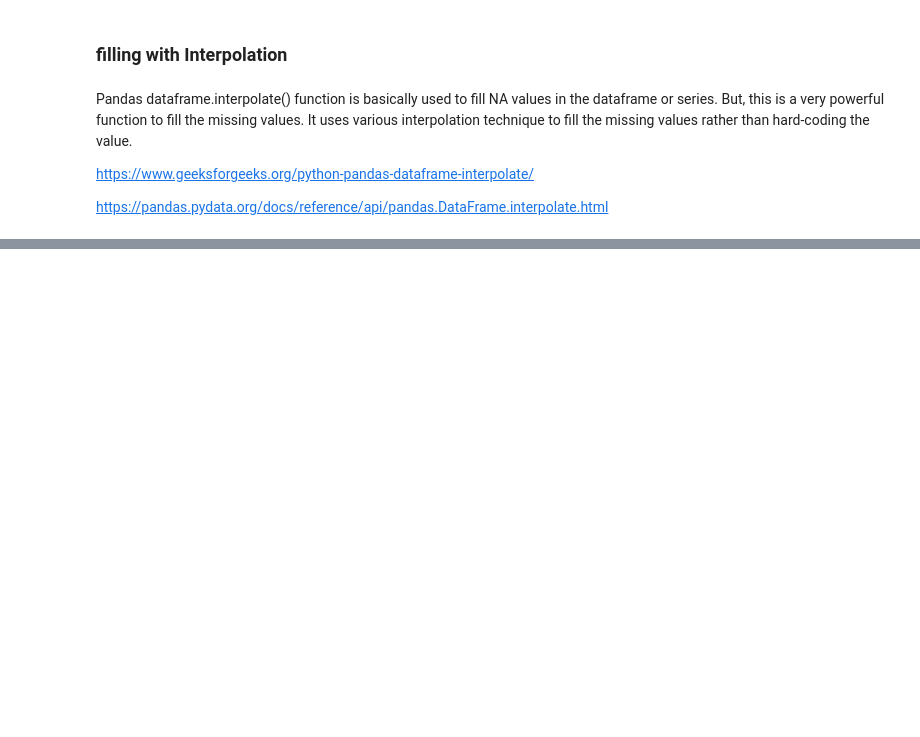
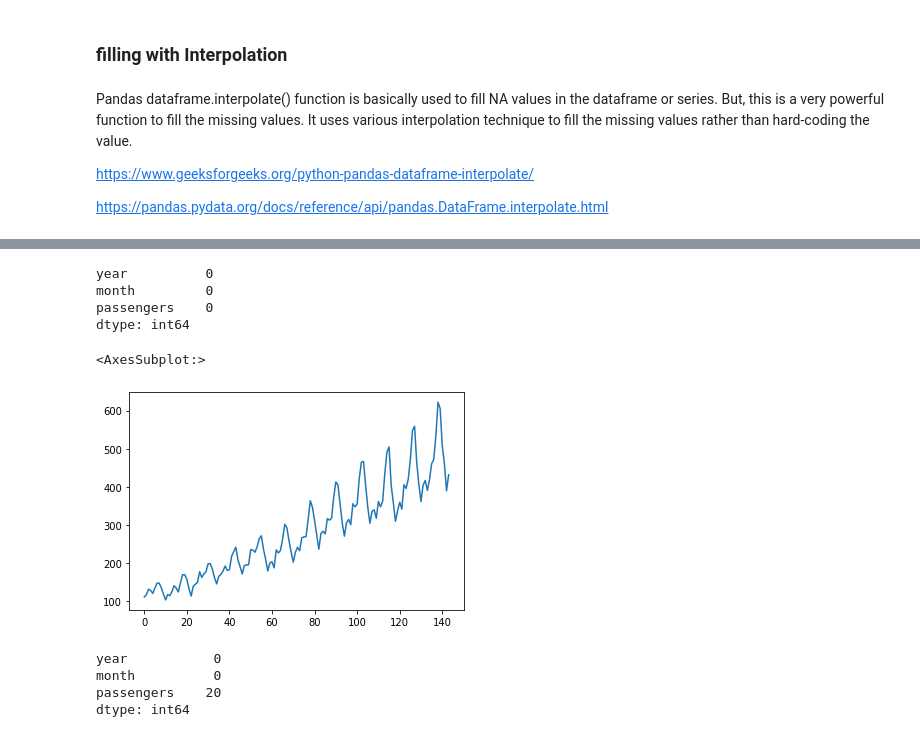
Before and after one commit to agltkn/DawPy, a Jupyter notebook: DAwPy-S7 (Handling Missing Values).ipynb, the cells around one changed output, grey strips where cells are left out. Cells and saved outputs as stored; diff of their text form; code cells hidden in the pictures; blank space fills up the shorter version.

```diff
--- a/DAwPy-S7 (Handling Missing Values).ipynb
+++ b/DAwPy-S7 (Handling Missing Values).ipynb
@@ -1004,3 +1109,6 @@ Pandas dataframe.interpolate() function is basically used to fill NA values in t
 https://www.geeksforgeeks.org/python-pandas-dataframe-interpolate/
 
 https://pandas.pydata.org/docs/reference/api/pandas.DataFrame.interpolate.html
+# %%
+flights = sns.load_dataset("flights")
+flights
@@ -1006,0 +1129,12 @@ https://pandas.pydata.org/docs/reference/api/pandas.DataFrame.interpolate.html
+# %%
+flights.isnull().sum()
+# %% [output]
+year          0
+month         0
+passengers    0
+dtype: int64
+# %%
+flights.passengers.plot()
+# %% [output]
+<AxesSubplot:>
+[figure, added]
@@ -1006,0 +1145,7 @@ https://pandas.pydata.org/docs/reference/api/pandas.DataFrame.interpolate.html
+# %%
+flights_copy.isnull().sum()
+# %% [output]
+year           0
+month          0
+passengers    20
+dtype: int64
```
Also changed, not shown: parts of 16 cells of this notebook.
